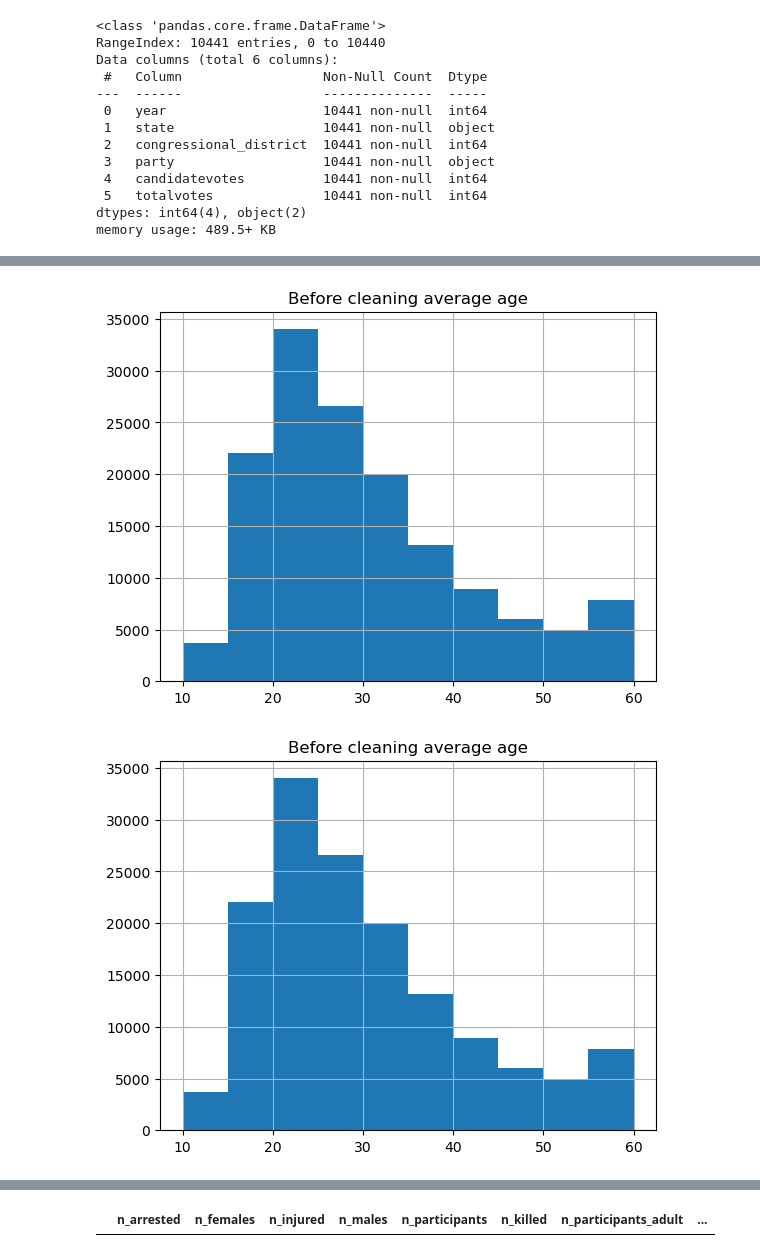
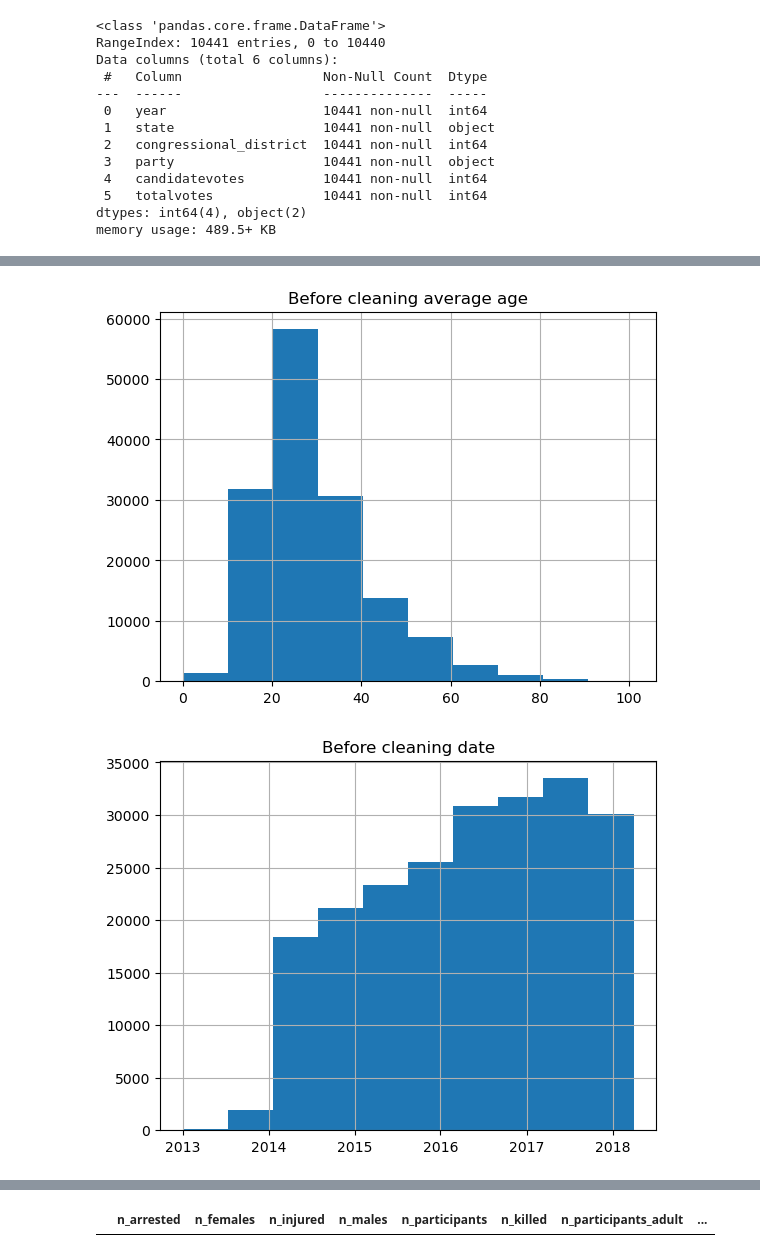
Before and after one commit to vezzusamu/dm-project, a Jupyter notebook: data_understanding.ipynb, the cells around one changed output, grey strips where cells are left out. Saved outputs shown, nothing was run; the diff lists cells and outputs as text; code cells hidden in the pictures.

```diff
--- a/data_understanding.ipynb
+++ b/data_understanding.ipynb
@@ -123,10 +123,10 @@ district_in_state_df["totalvotes"] = district_in_state_df["totalvotes"].astype("
 #count number of rows where address has value
 #df[df['n_participants_teen'] == -854]
 #df[(df['participant_age1']).notna() == False]
-df[(df["avg_age_participants"] > 120) | (df["avg_age_participants"] < 0)] = np.nan
-df[(df["min_age_participants"] > 120) | (df["min_age_participants"] < 0)] = np.nan
-df[(df["max_age_participants"] > 120) | (df["max_age_participants"] < 0)] = np.nan
-df[(df["participant_age1"] > 120) | (df["participant_age1"] < 0)] = np.nan
+df.loc[(df["avg_age_participants"] > 120) | (df["avg_age_participants"] < 0), "avg_age_participants"] = np.nan
+df.loc[(df["min_age_participants"] > 120) | (df["min_age_participants"] < 0), "min_age_participants"] = np.nan
+df.loc[(df["max_age_participants"] > 120) | (df["max_age_participants"] < 0), "max_age_participants"] = np.nan
+df.loc[(df["participant_age1"] > 120) | (df["participant_age1"] < 0), "participant_age1"] = np.nan
 
 
 
@@ -149,13 +149,13 @@ df
 239677 rows × 28 columns
 # %%
 #setting nan the dates that are after 2023-10-01
-df[(df["date"] > "2023-10-01")] = np.nan
+df.loc[(df["date"] > "2023-10-01"), "date"] = np.nan
 
 #setting nan the lonitudes and latitudes that are not in the US
 df.loc[(df["latitude"] > 64.85694) |
-        (df["latitude"] < 19.50139) |
-          (df["longitude"] < -161.75583) |
-            (df["longitude"] > -68.01197)] = np.nan
+        (df["latitude"] < 19.50139), "latitude"] = np.nan
+df.loc[(df["longitude"] < -161.75583) |
+        (df["longitude"] > -68.01197), "longitude"] = np.nan
 # %%
 # Show plot before cleaning
 #df[(df["avg_age_participants"] < 120) & (df["avg_age_participants"] >= 0) ].boxplot(column="avg_age_participants")
@@ -175,4 +175,9 @@ plt.show()
 df.loc[(df["avg_age_participants"] < 10), "avg_age_participants"] = 10
 #setting ages to 60 if they are above 60
 df.loc[(df["avg_age_participants"] > 60), "avg_age_participants"] = 60
+
+# Plotting dates before cleaning
+df.hist(column="date")
+plt.title('Before cleaning date')
+plt.show()
 # %% [output]
@@ -180,2 +185,2 @@ df.loc[(df["avg_age_participants"] > 60), "avg_age_participants"] = 60
-[figure, old version]
+[figure, new version]
-[figure, old version]
+[figure, new version]
```
Also changed, not shown: parts of 4 cells of this notebook, 1 other file.
